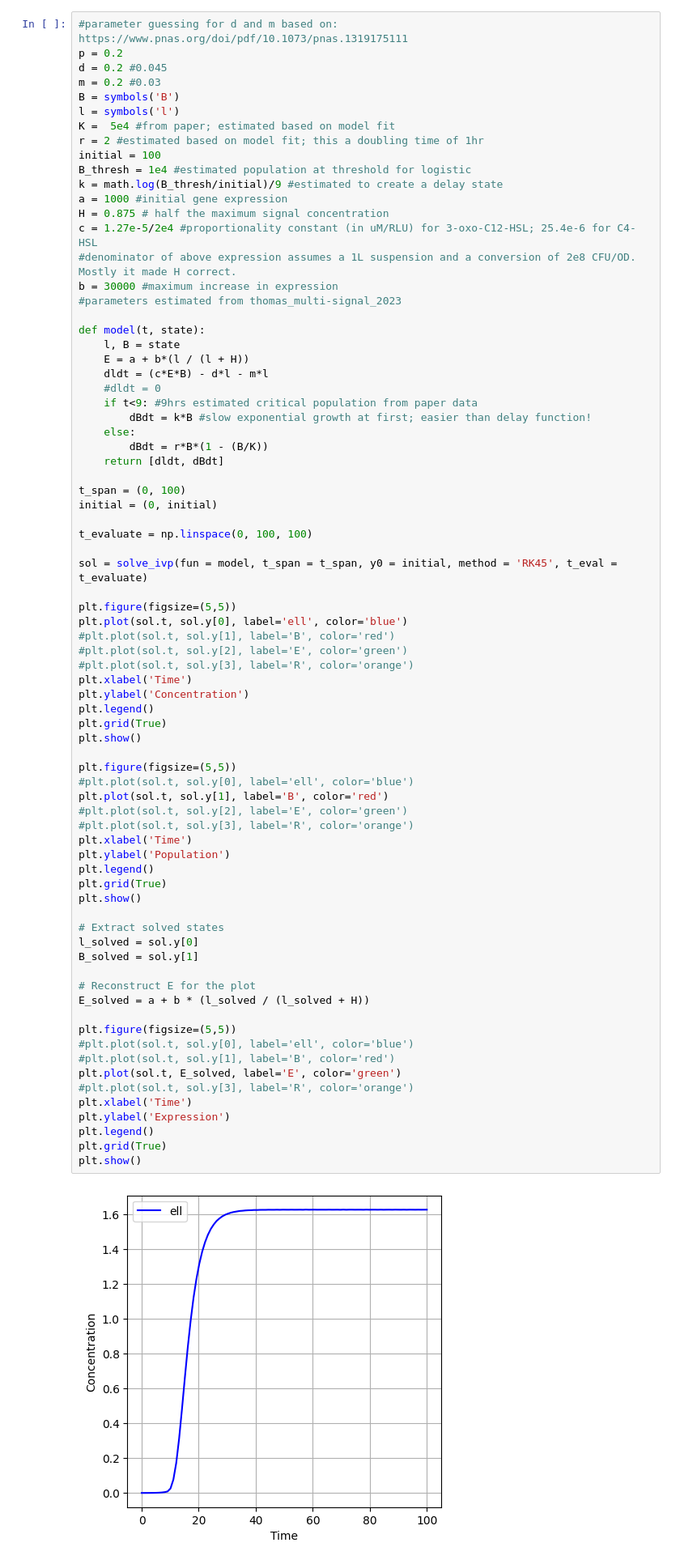
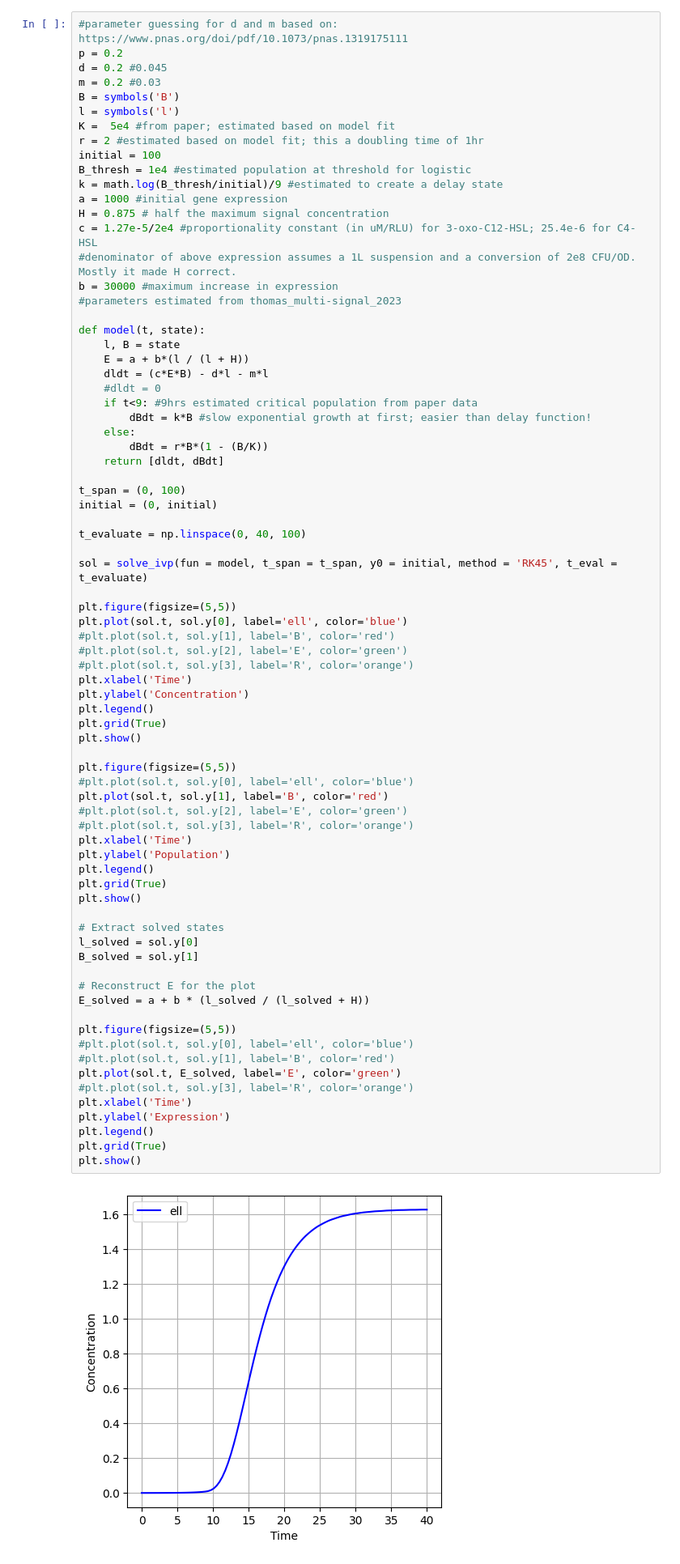
Before and after one commit to mcouture695/gt-quorumsensing-26, a Jupyter notebook: signal-density-QS (1).ipynb, the cells around one changed output. Shown at 81% size. Drawn from its saved outputs; the diff is of its cells as text.

```diff
--- a/signal-density-QS (1).ipynb
+++ b/signal-density-QS (1).ipynb
@@ -38,7 +38,7 @@ def model(t, state):
 t_span = (0, 100)
 initial = (0, initial)
 
-t_evaluate = np.linspace(0, 100, 100)
+t_evaluate = np.linspace(0, 40, 100)
 
 sol = solve_ivp(fun = model, t_span = t_span, y0 = initial, method = 'RK45', t_eval = t_evaluate)
 
@@ -55,31 +55,31 @@ plt.show()
 
 plt.figure(figsize=(5,5))
 #plt.plot(sol.t, sol.y[0], label='ell', color='blue')
 plt.plot(sol.t, sol.y[1], label='B', color='red')
 #plt.plot(sol.t, sol.y[2], label='E', color='green')
 #plt.plot(sol.t, sol.y[3], label='R', color='orange')
 plt.xlabel('Time')
 plt.ylabel('Population')
 plt.legend()
 plt.grid(True)
 plt.show()
 
 # Extract solved states
 l_solved = sol.y[0]
 B_solved = sol.y[1]
 
 # Reconstruct E for the plot
 E_solved = a + b * (l_solved / (l_solved + H))
 
 plt.figure(figsize=(5,5))
 #plt.plot(sol.t, sol.y[0], label='ell', color='blue')
 #plt.plot(sol.t, sol.y[1], label='B', color='red')
 plt.plot(sol.t, E_solved, label='E', color='green')
 #plt.plot(sol.t, sol.y[3], label='R', color='orange')
 plt.xlabel('Time')
 plt.ylabel('Expression')
 plt.legend()
 plt.grid(True)
 plt.show()
 # %% [output]
-[figure, old version]
+[figure, new version]
```
Also changed, not shown: parts of 3 cells of this notebook.
